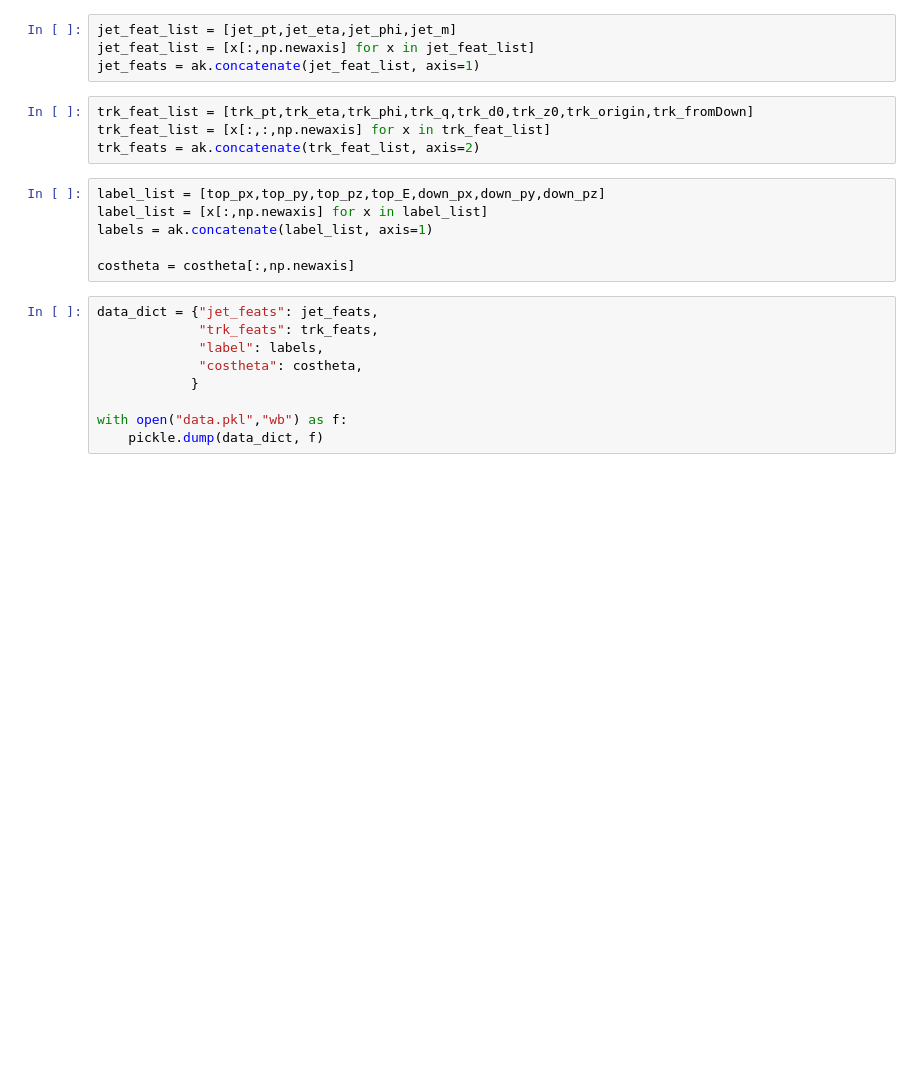
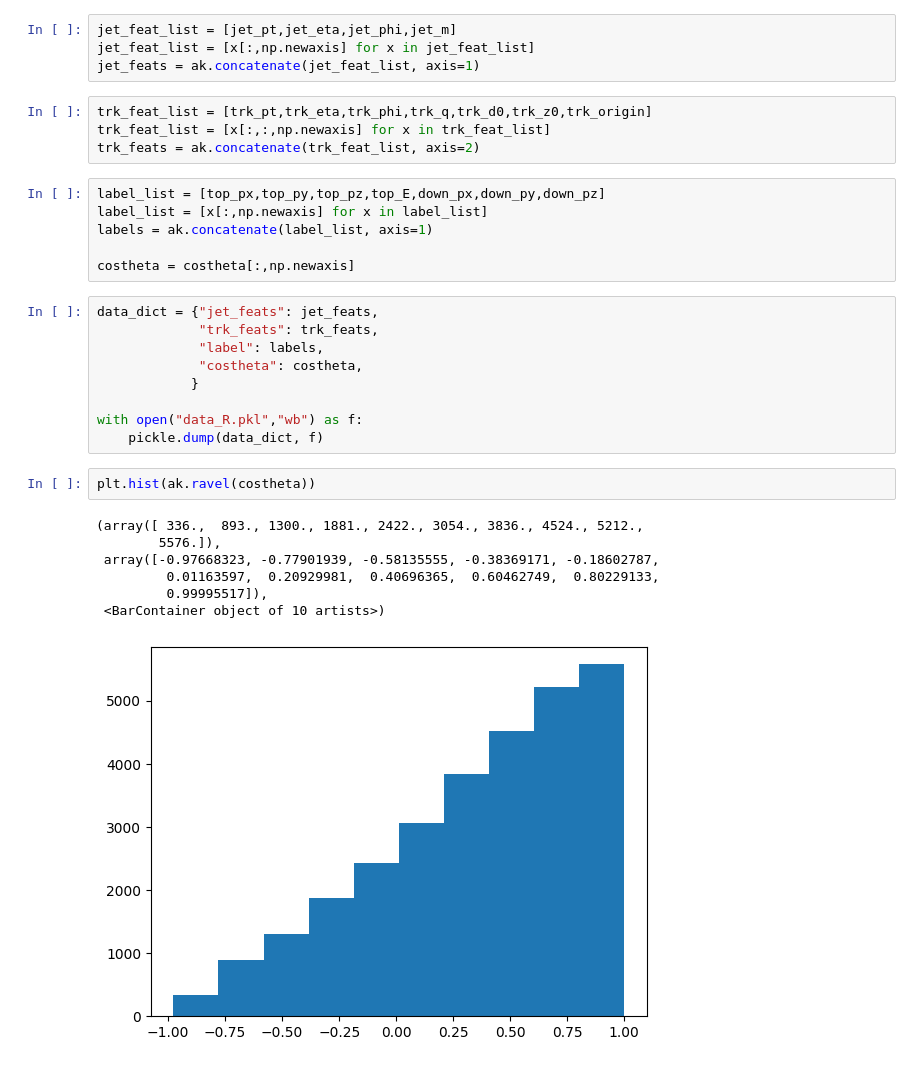
Before and after one commit to LukeV37/Top_Polarimetry, a Jupyter notebook: model/Preprocessing.ipynb, the cells around one changed output. Cells and saved outputs as stored; diff of their text form; blank space fills up the shorter version.

```diff
--- a/model/Preprocessing.ipynb
+++ b/model/Preprocessing.ipynb
@@ -283,7 +256,7 @@ jet_feat_list = [jet_pt,jet_eta,jet_phi,jet_m]
 jet_feat_list = [x[:,np.newaxis] for x in jet_feat_list]
 jet_feats = ak.concatenate(jet_feat_list, axis=1)
 # %%
-trk_feat_list = [trk_pt,trk_eta,trk_phi,trk_q,trk_d0,trk_z0,trk_origin,trk_fromDown]
+trk_feat_list = [trk_pt,trk_eta,trk_phi,trk_q,trk_d0,trk_z0,trk_origin]
 trk_feat_list = [x[:,:,np.newaxis] for x in trk_feat_list]
 trk_feats = ak.concatenate(trk_feat_list, axis=2)
 # %%
@@ -299,5 +272,15 @@ data_dict = {"jet_feats": jet_feats,
              "costheta": costheta,
             }
 
-with open("data.pkl","wb") as f:
+with open("data_R.pkl","wb") as f:
     pickle.dump(data_dict, f)
+# %%
+plt.hist(ak.ravel(costheta))
+# %% [output]
+(array([ 336.,  893., 1300., 1881., 2422., 3054., 3836., 4524., 5212.,
+        5576.]),
+ array([-0.97668323, -0.77901939, -0.58135555, -0.38369171, -0.18602787,
+         0.01163597,  0.20929981,  0.40696365,  0.60462749,  0.80229133,
+         0.99995517]),
+ <BarContainer object of 10 artists>)
+[figure, added]
```
Also changed, not shown: parts of 8 cells of this notebook, 2 other files.
